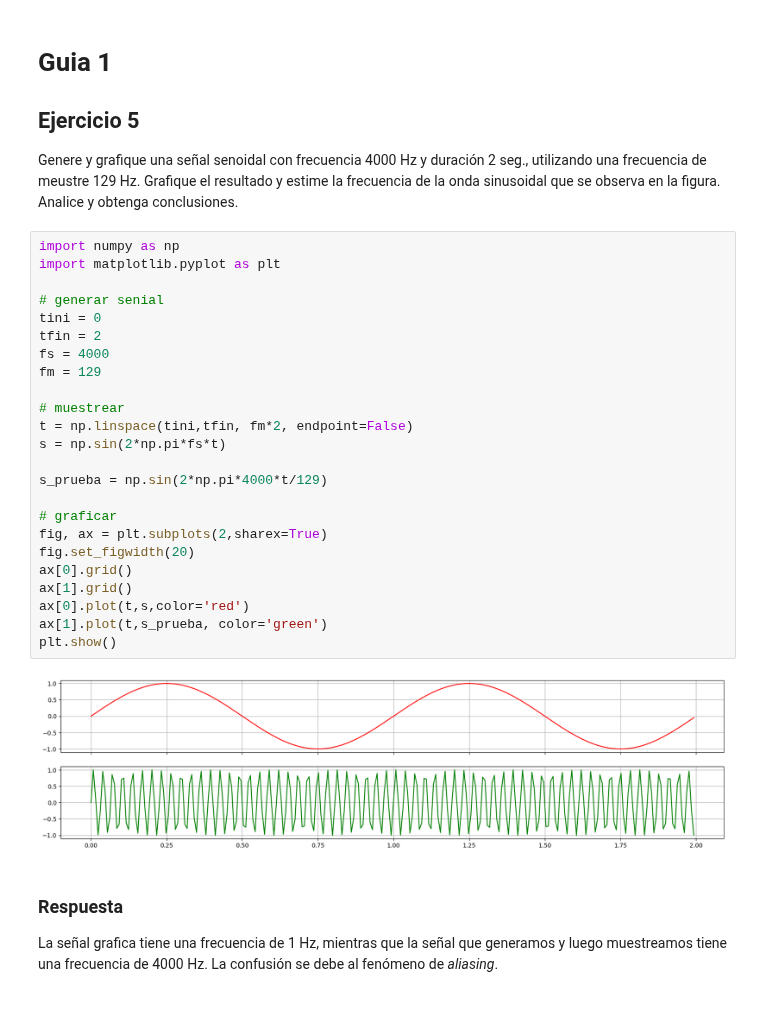
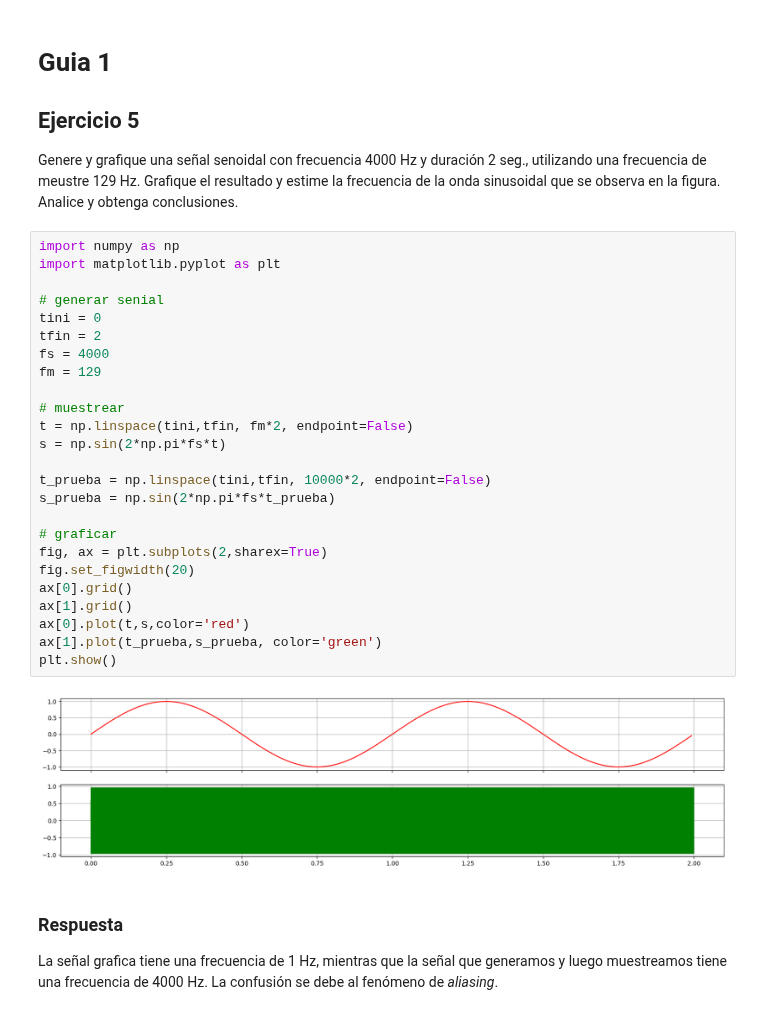
Before and after one commit to francoherg/PDS-2025, a Jupyter notebook: Practica/Guia1/1-5.ipynb, the cells around one changed output. Drawn from its saved outputs; the diff is of its cells as text.

```diff
--- a/Practica/Guia1/1-5.ipynb
+++ b/Practica/Guia1/1-5.ipynb
@@ -5,29 +5,30 @@ Genere y grafique una señal senoidal con frecuencia 4000 Hz y duración 2 seg.,
 # %%
 import numpy as np
 import matplotlib.pyplot as plt
 
 # generar senial
 tini = 0
 tfin = 2
 fs = 4000
 fm = 129
 
 # muestrear
 t = np.linspace(tini,tfin, fm*2, endpoint=False)
 s = np.sin(2*np.pi*fs*t)
 
-s_prueba = np.sin(2*np.pi*4000*t/129)
+t_prueba = np.linspace(tini,tfin, 10000*2, endpoint=False)
+s_prueba = np.sin(2*np.pi*fs*t_prueba)
 
 # graficar
 fig, ax = plt.subplots(2,sharex=True)
 fig.set_figwidth(20)
 ax[0].grid()
 ax[1].grid()
 ax[0].plot(t,s,color='red')
-ax[1].plot(t,s_prueba, color='green')
+ax[1].plot(t_prueba,s_prueba, color='green')
 plt.show()
 # %% [output]
-[figure, old version]
+[figure, new version]
 # %% [markdown]
 ### Respuesta
 La señal grafica tiene una frecuencia de 1 Hz, mientras que la señal que generamos y luego muestreamos tiene una frecuencia de 4000 Hz. La confusión se debe al fenómeno de _aliasing_.
```
Also changed, not shown: 3 other files.
